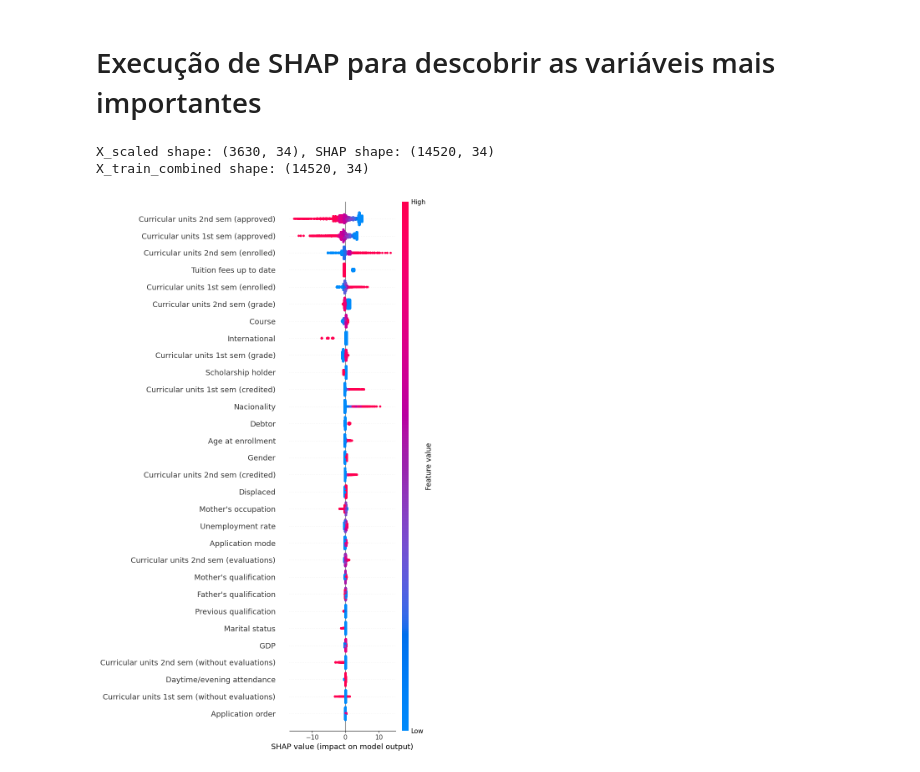
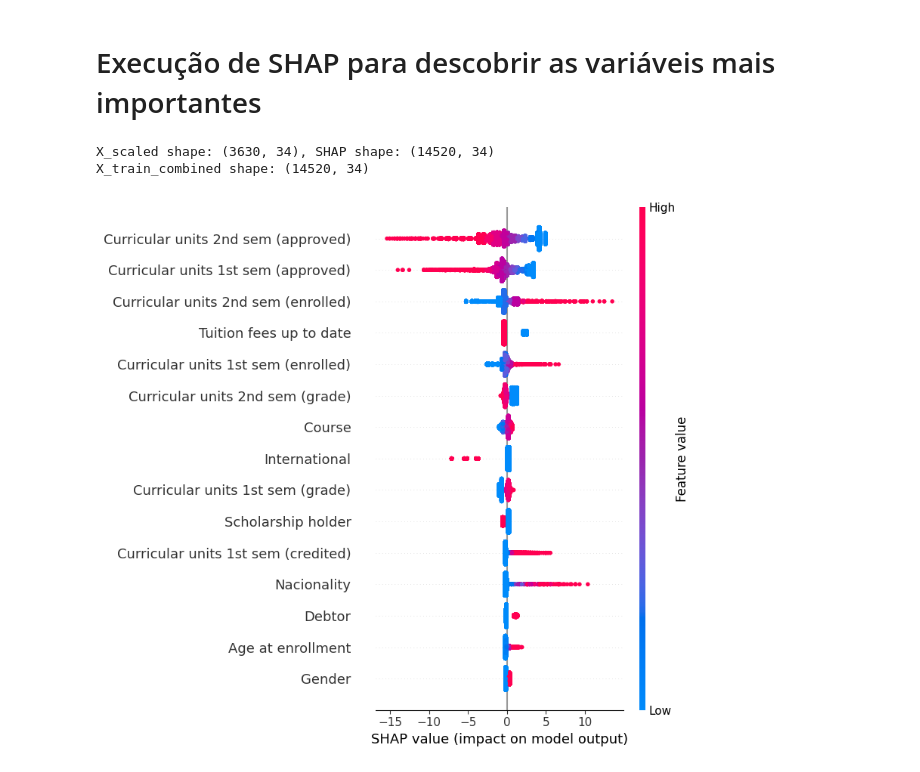
Before and after one commit to eduardosampaiopr/AbandonLess, a Jupyter notebook: EDA/TesteVariaveisImportantes.ipynb, the cells around one changed output. Cells and saved outputs as stored; diff of their text form; code cells hidden in the pictures.

```diff
--- a/EDA/TesteVariaveisImportantes.ipynb
+++ b/EDA/TesteVariaveisImportantes.ipynb
@@ -33,32 +33,32 @@ shap_values_list = []
 X_train_full = []
 
 # Cross-validation
 for train_index, test_index in kf.split(X_scaled, y):
     X_train, X_test = X_scaled.iloc[train_index], X_scaled.iloc[test_index] #iloc permite usar linhas/colunas especificas do data set conforme o index
     y_train, y_test = y.iloc[train_index], y.iloc[test_index]
 
     # Treinar modelo
     model.fit(X_train, y_train)
 
     # Aplicar SHAP
     explainer = shap.Explainer(model, X_train)
     shap_values = explainer(X_train)
 
     # Guardar os valores SHAP e X_train correspondentes
     shap_values_list.append(shap_values.values)
     X_train_full.append(X_train)
 
 # Unir os valores SHAP
 all_shap_values = np.vstack(shap_values_list)
 X_train_combined = pd.concat(X_train_full, axis=0)
 
 # Verificar tamanhos
 print(f"X_scaled shape: {X_scaled.shape}, SHAP shape: {all_shap_values.shape}")
 print(f"X_train_combined shape: {X_train_combined.shape}")
 
 # Garantir que o SHAP e X_train_combined estão alinhados
-shap.summary_plot(all_shap_values, X_train_combined, max_display=30)
+shap.summary_plot(all_shap_values, X_train_combined, max_display=15)
 # %% [output]
 X_scaled shape: (3630, 34), SHAP shape: (14520, 34)
 X_train_combined shape: (14520, 34)
-[figure, old version]
+[figure, new version]
```
Also changed, not shown: 8 other files.
